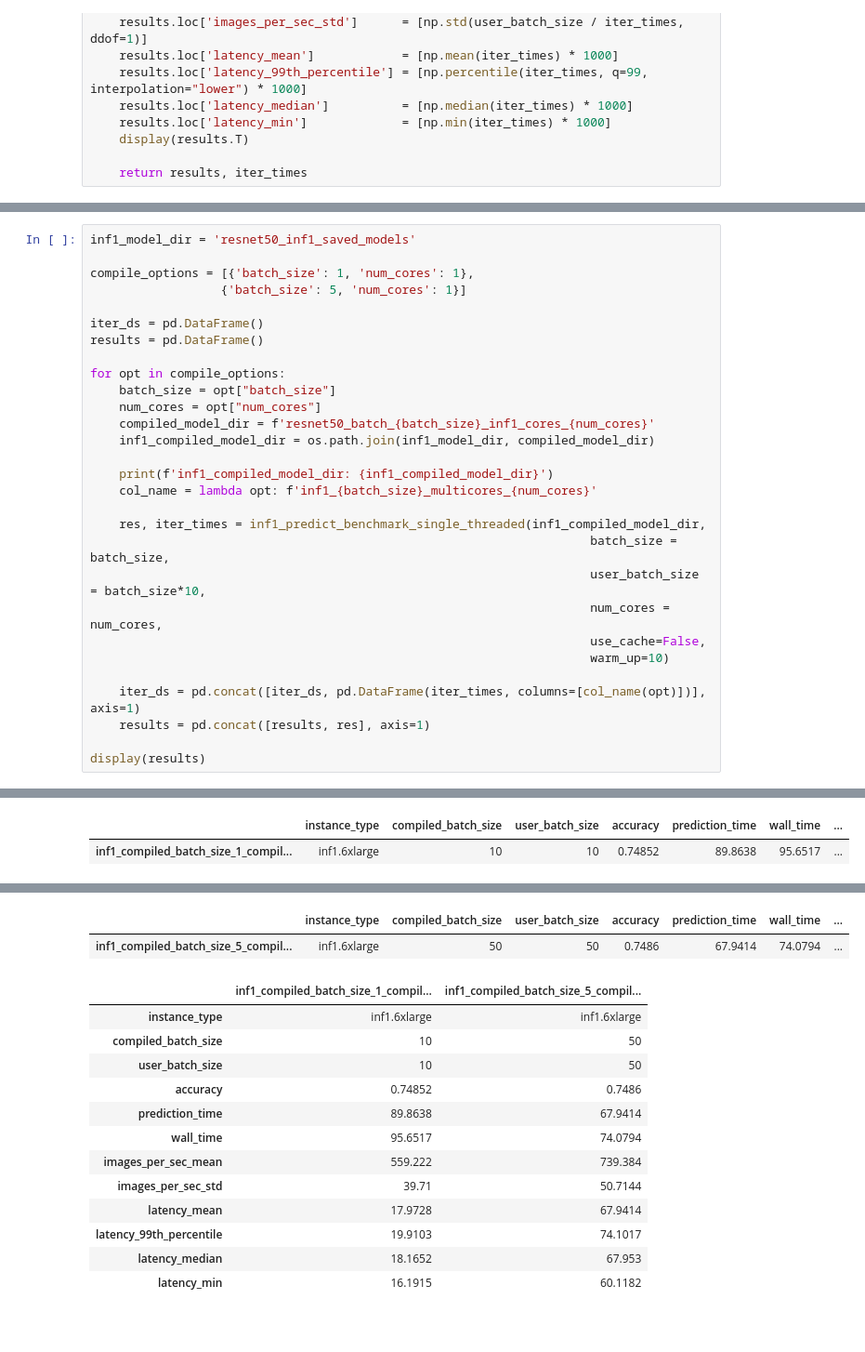
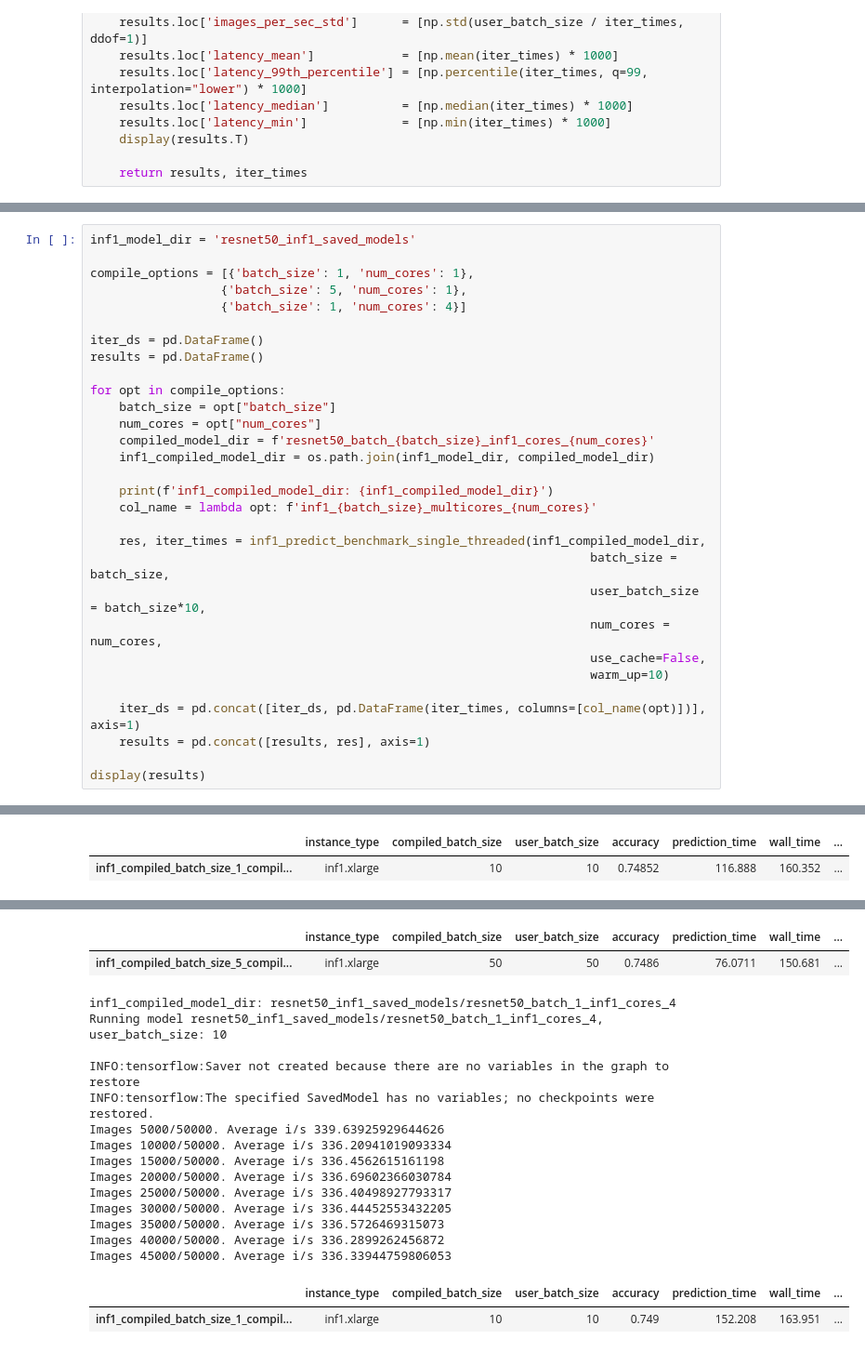
Before and after one commit to shashankprasanna/ai-accelerators-examples, a Jupyter notebook: inf1-neuron-sdk-resnet50.ipynb, the cells around one changed output, grey strips where cells are left out. Shown at 93% size. Saved outputs shown, nothing was run; the diff lists cells and outputs as text; blank space fills up the shorter version.

```diff
--- a/inf1-neuron-sdk-resnet50.ipynb
+++ b/inf1-neuron-sdk-resnet50.ipynb
@@ -255,7 +257,8 @@ True
 inf1_model_dir = 'resnet50_inf1_saved_models'
 
 compile_options = [{'batch_size': 1, 'num_cores': 1},
-                  {'batch_size': 5, 'num_cores': 1}]
+                  {'batch_size': 5, 'num_cores': 1},
+                  {'batch_size': 1, 'num_cores': 4}]
 
 iter_ds = pd.DataFrame()
 results = pd.DataFrame()
@@ -301,5 +304,5 @@ Images 45000/50000. Average i/s 559.2095173684776
 |  | instance_type | compiled_batch_size | user_batch_size | accuracy | prediction_time | wall_time | ... |
-| inf1_compiled_batch_size_1_compil... | inf1.6xlarge | 10 | 10 | 0.74852 | 89.8638 | 95.6517 | ... |
+| inf1_compiled_batch_size_1_compil... | inf1.xlarge | 10 | 10 | 0.74852 | 116.888 | 160.352 | ... |
 inf1_compiled_model_dir: resnet50_inf1_saved_models/resnet50_batch_5_inf1_cores_1
 Running model resnet50_inf1_saved_models/resnet50_batch_5_inf1_cores_1, user_batch_size: 50
 
@@ -317,15 +320,18 @@ Images 45000/50000. Average i/s 739.6895689153628
 |  | instance_type | compiled_batch_size | user_batch_size | accuracy | prediction_time | wall_time | ... |
-| inf1_compiled_batch_size_5_compil... | inf1.6xlarge | 50 | 50 | 0.7486 | 67.9414 | 74.0794 | ... |
+| inf1_compiled_batch_size_5_compil... | inf1.xlarge | 50 | 50 | 0.7486 | 76.0711 | 150.681 | ... |
+inf1_compiled_model_dir: resnet50_inf1_saved_models/resnet50_batch_1_inf1_cores_4
+Running model resnet50_inf1_saved_models/resnet50_batch_1_inf1_cores_4, user_batch_size: 10
+
+INFO:tensorflow:Saver not created because there are no variables in the graph to restore
+INFO:tensorflow:The specified SavedModel has no variables; no checkpoints were restored.
+Images 5000/50000. Average i/s 339.63925929644626
+Images 10000/50000. Average i/s 336.20941019093334
+Images 15000/50000. Average i/s 336.4562615161198
+Images 20000/50000. Average i/s 336.69602366030784
+Images 25000/50000. Average i/s 336.40498927793317
+Images 30000/50000. Average i/s 336.44452553432205
+Images 35000/50000. Average i/s 336.5726469315073
+Images 40000/50000. Average i/s 336.2899262456872
+Images 45000/50000. Average i/s 336.33944759806053
-|  | inf1_compiled_batch_size_1_compil... | inf1_compiled_batch_size_5_compil... |
-| instance_type | inf1.6xlarge | inf1.6xlarge |
-| compiled_batch_size | 10 | 50 |
-| user_batch_size | 10 | 50 |
-| accuracy | 0.74852 | 0.7486 |
-| prediction_time | 89.8638 | 67.9414 |
-| wall_time | 95.6517 | 74.0794 |
-| images_per_sec_mean | 559.222 | 739.384 |
-| images_per_sec_std | 39.71 | 50.7144 |
-| latency_mean | 17.9728 | 67.9414 |
-| latency_99th_percentile | 19.9103 | 74.1017 |
-| latency_median | 18.1652 | 67.953 |
-| latency_min | 16.1915 | 60.1182 |
+|  | instance_type | compiled_batch_size | user_batch_size | accuracy | prediction_time | wall_time | ... |
+| inf1_compiled_batch_size_1_compil... | inf1.xlarge | 10 | 10 | 0.749 | 152.208 | 163.951 | ... |
```
Also changed, not shown: parts of 4 cells of this notebook.
